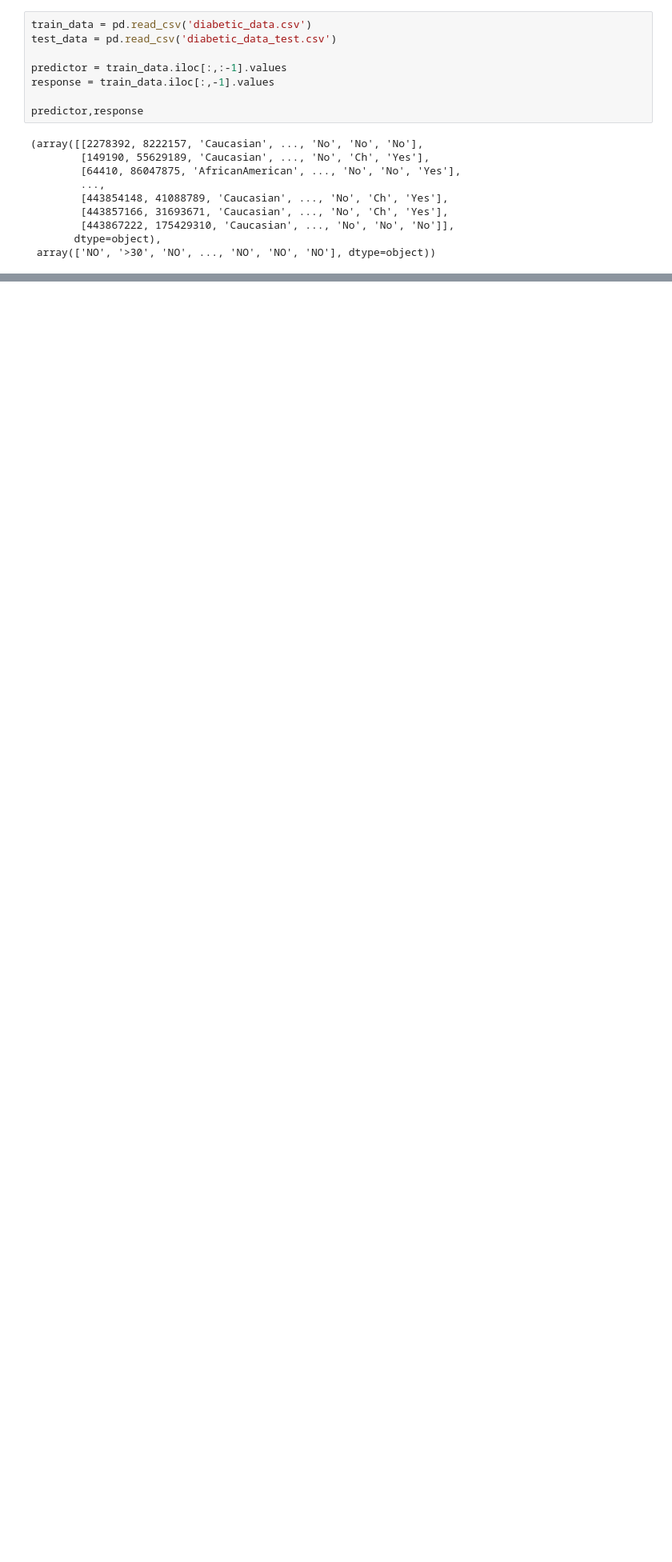
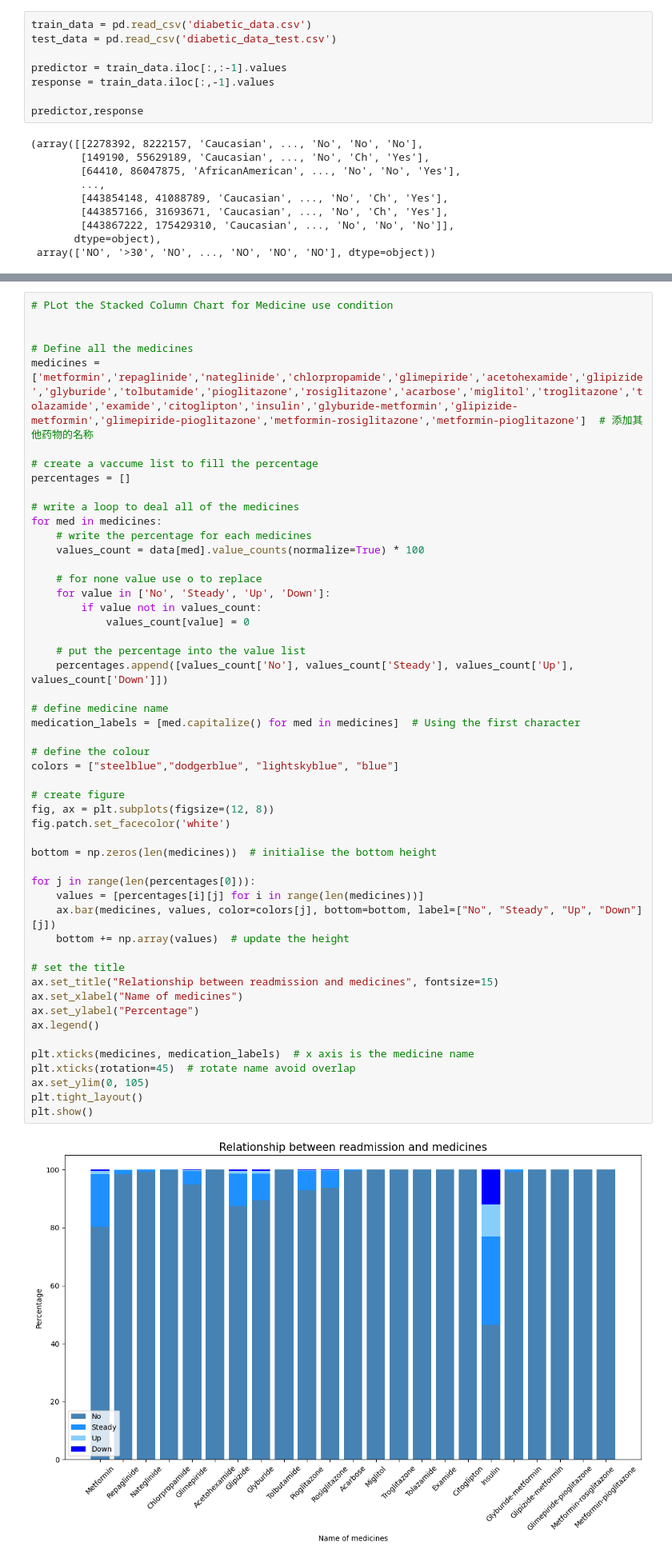
Before and after one commit to bianyiguyuan/diabetic_data_model, a Jupyter notebook: model_train.ipynb, the cells around one changed output, grey strips where cells are left out. Shown at 80% size. Cells and saved outputs as stored; diff of their text form; blank space fills up the shorter version.

```diff
--- a/model_train.ipynb
+++ b/model_train.ipynb
@@ -462,0 +298,53 @@ plt.show()
+# %%
+# PLot the Stacked Column Chart for Medicine use condition
+
+
+# Define all the medicines
+medicines = ['metformin','repaglinide','nateglinide','chlorpropamide','glimepiride','acetohexamide','glipizide','glyburide','tolbutamide','pioglitazone','rosiglitazone','acarbose','miglitol','troglitazone','tolazamide','examide','citoglipton','insulin','glyburide-metformin','glipizide-metformin','glimepiride-pioglitazone','metformin-rosiglitazone','metformin-pioglitazone']  # 添加其他药物的名称
+
+# create a vaccume list to fill the percentage
+percentages = []
+
+# write a loop to deal all of the medicines
+for med in medicines:
+    # write the percentage for each medicines
+    values_count = data[med].value_counts(normalize=True) * 100
+
+    # for none value use o to replace
+    for value in ['No', 'Steady', 'Up', 'Down']:
+        if value not in values_count:
+            values_count[value] = 0
+
+    # put the percentage into the value list
+    percentages.append([values_count['No'], values_count['Steady'], values_count['Up'], values_count['Down']])
+
+# define medicine name
+medication_labels = [med.capitalize() for med in medicines]  # Using the first character
+
+# define the colour
+colors = ["steelblue","dodgerblue", "lightskyblue", "blue"]
+
+# create figure
+fig, ax = plt.subplots(figsize=(12, 8))
+fig.patch.set_facecolor('white')
+
+bottom = np.zeros(len(medicines))  # initialise the bottom height
+
+for j in range(len(percentages[0])):
+    values = [percentages[i][j] for i in range(len(medicines))]
+    ax.bar(medicines, values, color=colors[j], bottom=bottom, label=["No", "Steady", "Up", "Down"][j])
+    bottom += np.array(values)  # update the height
+
+# set the title
+ax.set_title("Relationship between readmission and medicines", fontsize=15)
+ax.set_xlabel("Name of medicines")
+ax.set_ylabel("Percentage")
+ax.legend()
+
+plt.xticks(medicines, medication_labels)  # x axis is the medicine name
+plt.xticks(rotation=45)  # rotate name avoid overlap
+ax.set_ylim(0, 105)
+plt.tight_layout()
+plt.show()
+# %% [output]
+[figure, added]
```
Also changed, not shown: parts of 19 cells of this notebook.
